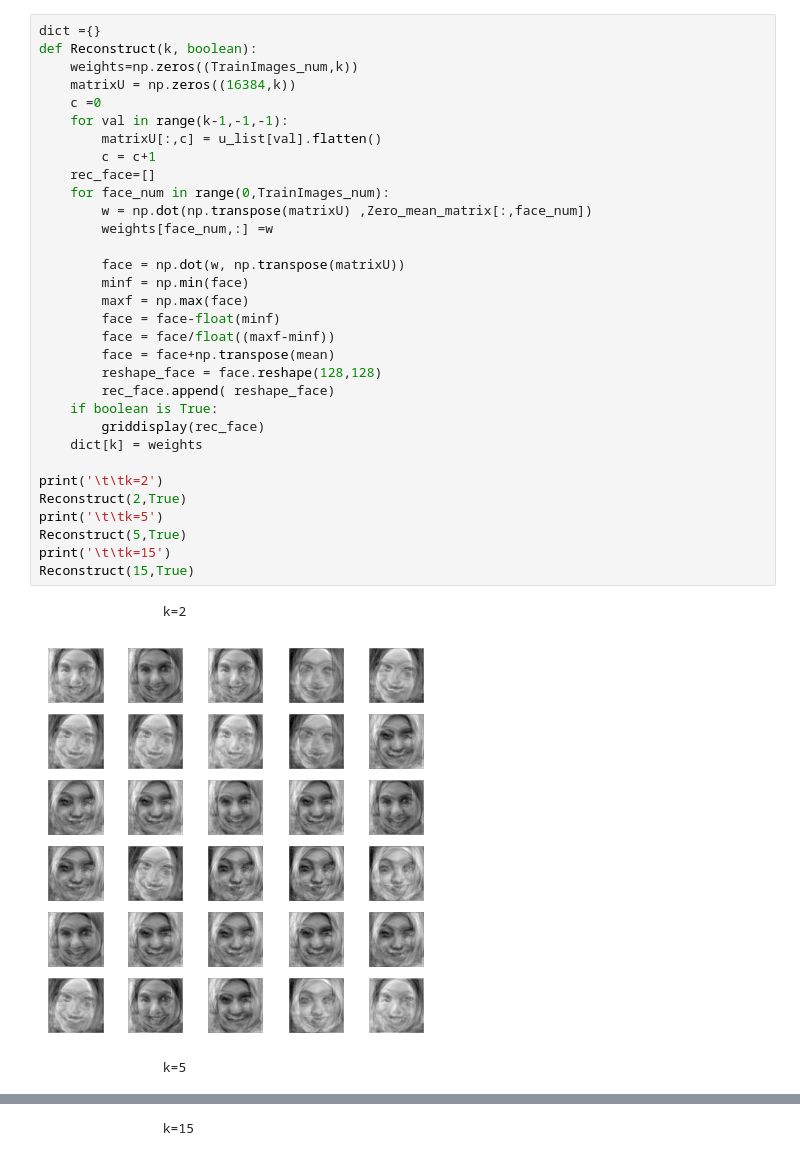
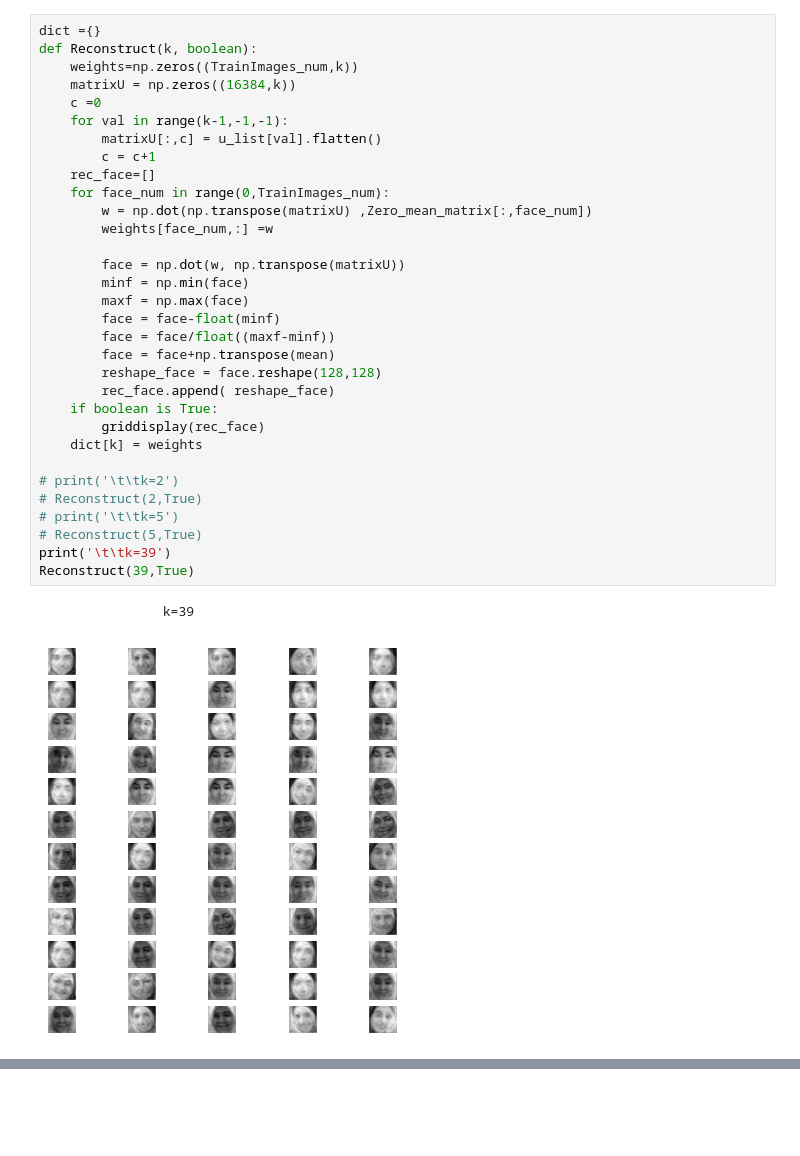
Before and after one commit to Nada-21/Face-Recognition, a Jupyter notebook: Recognize.ipynb, the cells around one changed output, grey strips where cells are left out. Drawn from its saved outputs; the diff is of its cells as text; blank space fills up the shorter version.

```diff
--- a/Recognize.ipynb
+++ b/Recognize.ipynb
@@ -85,36 +85,35 @@ eigenfaces
 # %%
 dict ={}
 def Reconstruct(k, boolean):
     weights=np.zeros((TrainImages_num,k))
     matrixU = np.zeros((16384,k))
     c =0
     for val in range(k-1,-1,-1):
         matrixU[:,c] = u_list[val].flatten()
         c = c+1
     rec_face=[]
     for face_num in range(0,TrainImages_num):
         w = np.dot(np.transpose(matrixU) ,Zero_mean_matrix[:,face_num])
         weights[face_num,:] =w
 
         face = np.dot(w, np.transpose(matrixU))
         minf = np.min(face)
         maxf = np.max(face)
         face = face-float(minf)
         face = face/float((maxf-minf))
         face = face+np.transpose(mean)
         reshape_face = face.reshape(128,128)
         rec_face.append( reshape_face)
     if boolean is True:
         griddisplay(rec_face)
     dict[k] = weights
 
-print('\t\tk=2')
-Reconstruct(2,True)
-print('\t\tk=5')
-Reconstruct(5,True)
-print('\t\tk=15')
-Reconstruct(15,True)
+# print('\t\tk=2')
+# Reconstruct(2,True)
+# print('\t\tk=5')
+# Reconstruct(5,True)
+print('\t\tk=39')
+Reconstruct(39,True)
 # %% [output]
-                k=2
+                k=39
-[figure, old version]
+[figure, new version]
-                k=5
@@ -122 +119,0 @@ Reconstruct(15,True)
-                k=15
```
Also changed, not shown: parts of 4 cells of this notebook.
